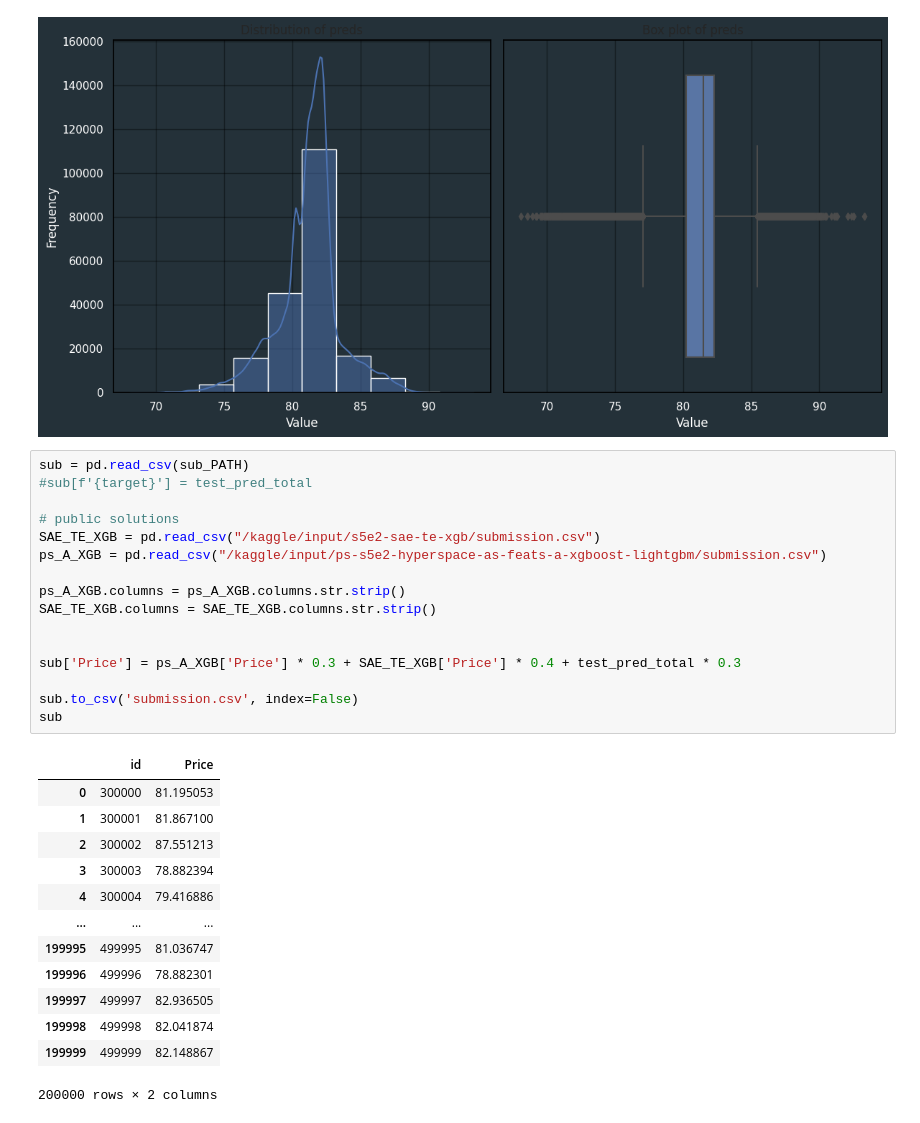
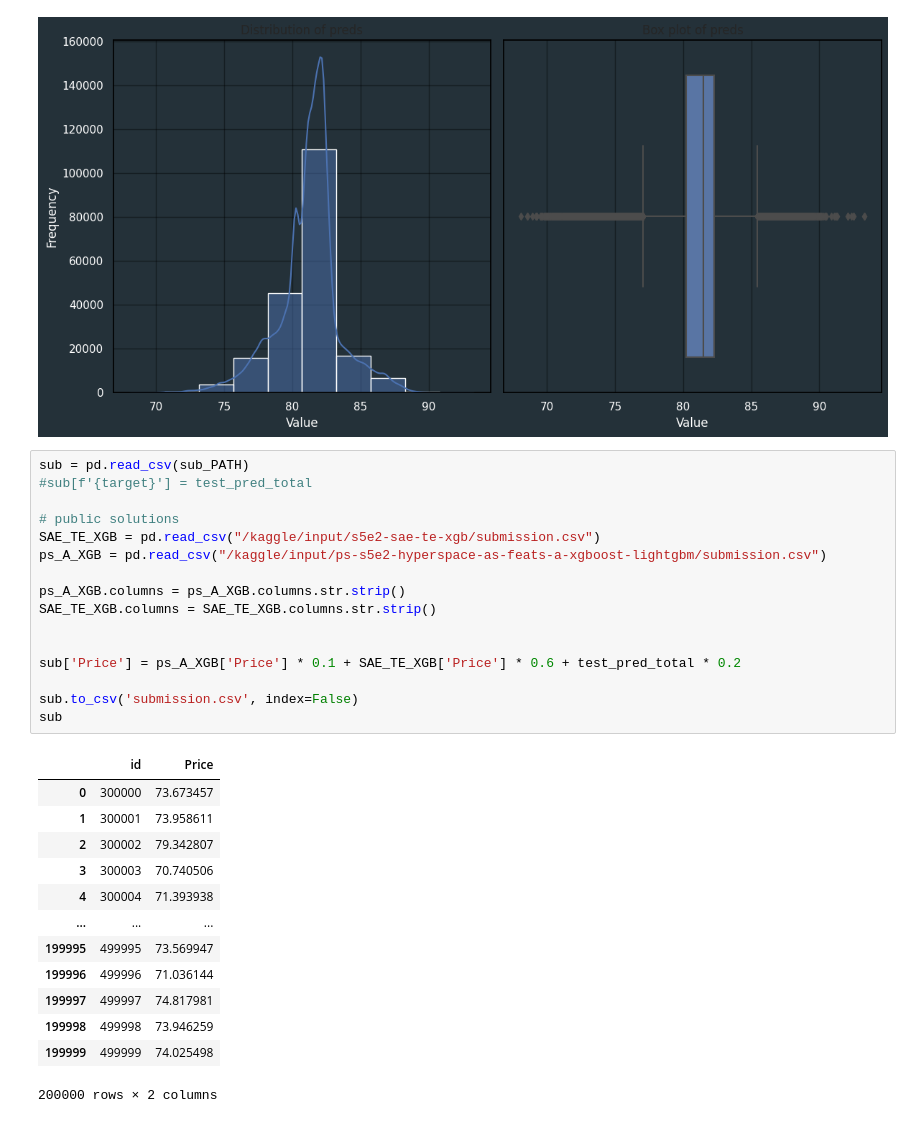
Before and after one commit to Oleksiy-Zhukov/Kaggle-Competitions, a Jupyter notebook: PS/S5E2/backpack-prediction-eda-baseline.ipynb, the cells around one changed output. Cells and saved outputs as stored; diff of their text form.

Commit message:
Kaggle Notebook | 🎒 Backpack Price Prediction: EDA -> Ensemble 🚀  | Version 23

```diff
--- a/PS/S5E2/backpack-prediction-eda-baseline.ipynb
+++ b/PS/S5E2/backpack-prediction-eda-baseline.ipynb
@@ -1186,30 +1186,30 @@ plt.show()
 # %%
 sub = pd.read_csv(sub_PATH)
 #sub[f'{target}'] = test_pred_total
 
 # public solutions
 SAE_TE_XGB = pd.read_csv("/kaggle/input/s5e2-sae-te-xgb/submission.csv")
 ps_A_XGB = pd.read_csv("/kaggle/input/ps-s5e2-hyperspace-as-feats-a-xgboost-lightgbm/submission.csv")
 
 ps_A_XGB.columns = ps_A_XGB.columns.str.strip()
 SAE_TE_XGB.columns = SAE_TE_XGB.columns.str.strip()
 
 
-sub['Price'] = ps_A_XGB['Price'] * 0.3 + SAE_TE_XGB['Price'] * 0.4 + test_pred_total * 0.3
+sub['Price'] = ps_A_XGB['Price'] * 0.1 + SAE_TE_XGB['Price'] * 0.6 + test_pred_total * 0.2
 
 sub.to_csv('submission.csv', index=False)
 sub
 # %% [output]
 |  | id | Price |
-| 0 | 300000 | 81.195053 |
-| 1 | 300001 | 81.867100 |
-| 2 | 300002 | 87.551213 |
-| 3 | 300003 | 78.882394 |
-| 4 | 300004 | 79.416886 |
+| 0 | 300000 | 73.673457 |
+| 1 | 300001 | 73.958611 |
+| 2 | 300002 | 79.342807 |
+| 3 | 300003 | 70.740506 |
+| 4 | 300004 | 71.393938 |
 | ... | ... | ... |
-| 199995 | 499995 | 81.036747 |
-| 199996 | 499996 | 78.882301 |
-| 199997 | 499997 | 82.936505 |
-| 199998 | 499998 | 82.041874 |
-| 199999 | 499999 | 82.148867 |
+| 199995 | 499995 | 73.569947 |
+| 199996 | 499996 | 71.036144 |
+| 199997 | 499997 | 74.817981 |
+| 199998 | 499998 | 73.946259 |
+| 199999 | 499999 | 74.025498 |
 200000 rows × 2 columns
```
Also changed, not shown: parts of 1 cell of this notebook.
